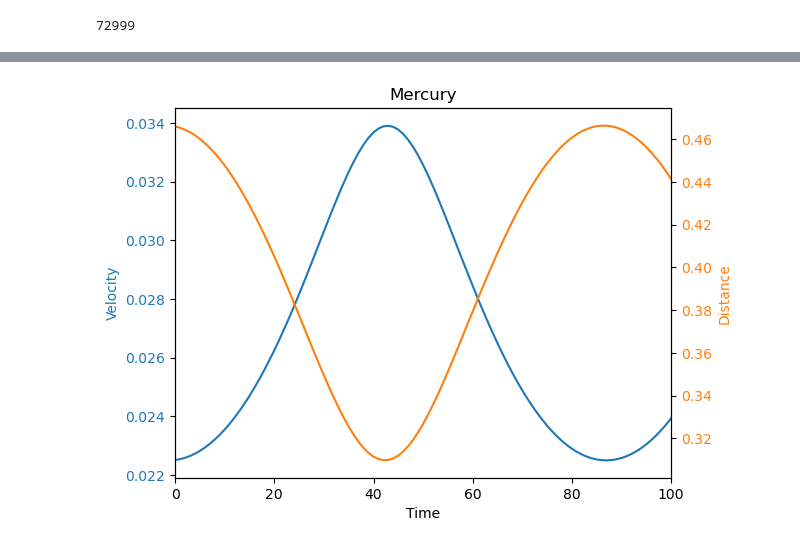
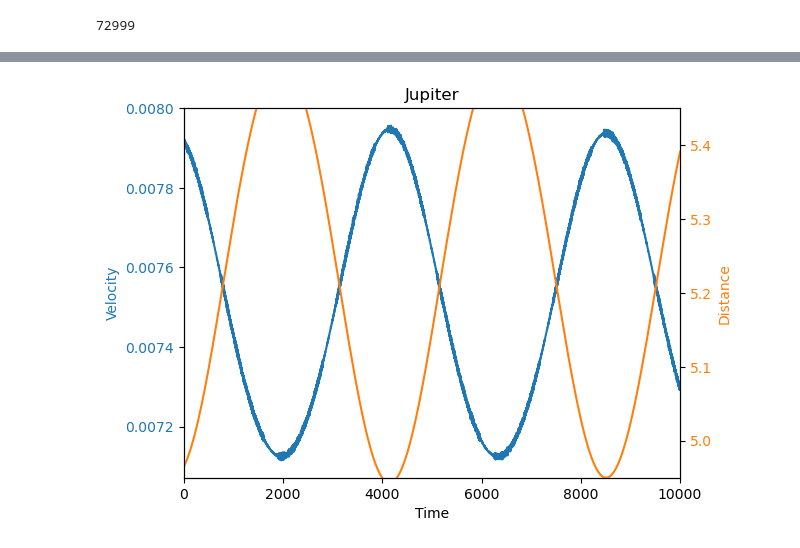
Before and after one commit to ThijsSpoor99/Project-Computational-Science, a Jupyter notebook: planetVisualisation.ipynb, the cells around one changed output, grey strips where cells are left out. Cells and saved outputs as stored; diff of their text form; code cells hidden in the pictures.

```diff
--- a/planetVisualisation.ipynb
+++ b/planetVisualisation.ipynb
@@ -33,20 +38,21 @@ N
 # %%
 fig, ax1 = plt.subplots()
-ax1.set_title("Mercury")
+ax1.set_title("Jupiter")
 
 # Plot for velocity
-ax1.plot(range(N), planetVelocity["Mercury"], color='tab:blue')
+ax1.plot(range(N), planetVelocity["Jupiter"], color='tab:blue')
 ax1.set_xlabel('Time')
 ax1.set_ylabel('Velocity', color='tab:blue')
 ax1.tick_params(axis='y', labelcolor='tab:blue')
 
 # Create a second y-axis for distance
 ax2 = ax1.twinx()
-ax2.plot(range(N), planetDistance["Mercury"], color='tab:orange')
+ax2.plot(range(N), planetDistance["Jupiter"], color='tab:orange')
 ax2.set_ylabel('Distance', color='tab:orange')
 ax2.tick_params(axis='y', labelcolor='tab:orange')
+ax2.set_ylim(4.95, 5.45)
 
-plt.xlim(0, 100)
+plt.xlim(0, 10000)
 plt.show()
 # %% [output]
-[figure, old version]
+[figure, new version]
```
Also changed, not shown: parts of 3 cells of this notebook, 22 other files.
